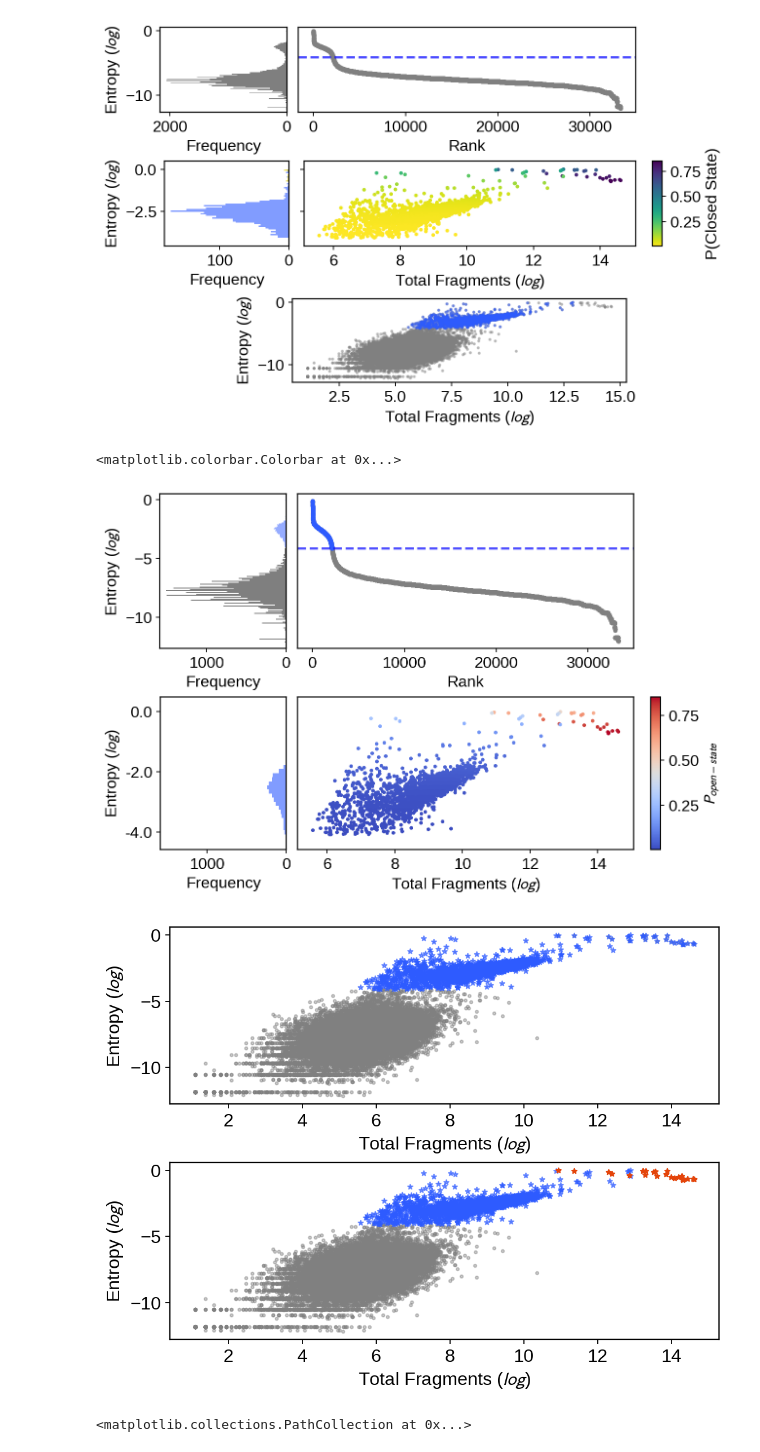
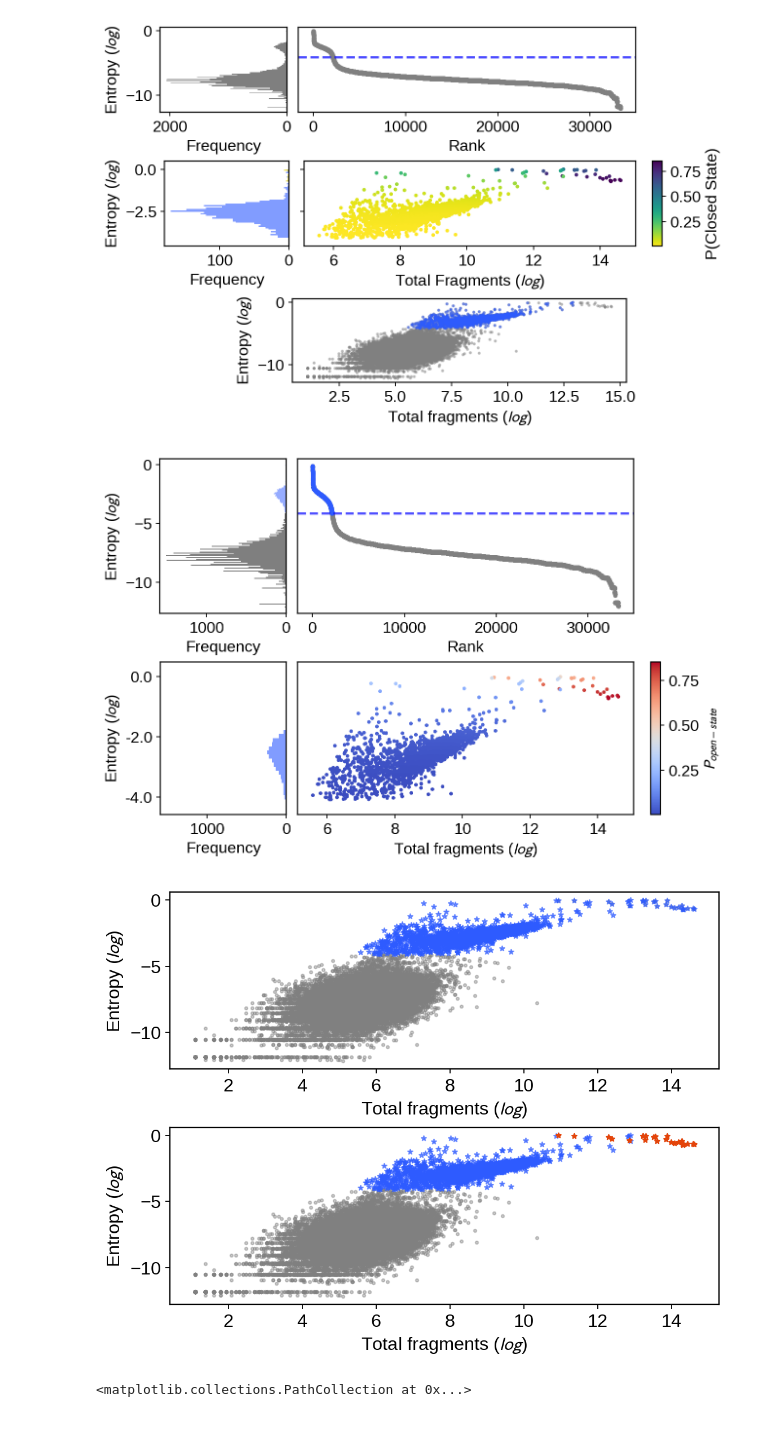
Before and after one commit to streetslab/SADE, a Jupyter notebook: EDA/F1_demo.ipynb, the cells around one changed output. Saved outputs shown, nothing was run; the diff lists cells and outputs as text; code cells hidden in the pictures.

```diff
--- a/EDA/F1_demo.ipynb
+++ b/EDA/F1_demo.ipynb
@@ -224,7 +224,7 @@ ax3.set_xlabel('Frequency')
 s4 = ax4.scatter(entropy_w_DNAdebrisflag_df['log_total_fragments'], entropy_w_DNAdebrisflag_df['log_entropy'],
                  c = 1 - entropy_w_DNAdebrisflag_df['P_closed_state'],
                  alpha=1, s=5, cmap='coolwarm' )# cmap='viridis_r' )
-ax4.set_xlabel('Total Fragments ($log$)')
+ax4.set_xlabel('Total fragments ($log$)')
 ax4.set_yticklabels([]) # hide y-ticks
 ax4.set_ylim(entropy_cutoff - 0.5, entropy_max + 0.5)
 ax4.set_yticks([]) # hide y-ticks
@@ -240,43 +240,46 @@ cax2 = inset_axes(ax4,
                    bbox_transform=ax4.transAxes,
                    borderpad=0)
 fig.colorbar(s4, cax=cax2, label='$P_{open-state}$')
+
+fig.savefig(os.path.join(os.getcwd(), '_figures', 'fig1_p1.png'), dpi=300, bbox_inches='tight')
 # %% [output]
-<matplotlib.colorbar.Colorbar at 0x...>
 [figure]
 # %%
 fig = plt.figure(layout="constrained", figsize=(6.6, 5))
 
 # Create a GridSpace with 2 columns and specify width ratios
 gs = fig.add_gridspec(2, 1, height_ratios=[1, 1])
 
 filtered_out_index = ~entropy_all.index.isin(entropy_df.index)
 filtered_in_index = entropy_all.index.isin(entropy_df.index)
 cellular_debris_index = entropy_w_DNAdebrisflag_df['DNA_debris'] == 'YES'
 
 ax0 = fig.add_subplot(gs[0, 0])
 s0 = ax0.scatter(entropy_all['log_total_fragments'][filtered_out_index], entropy_all['log_entropy'][filtered_out_index],
                  c ='grey', alpha=0.4, s=5)
 s0_ = ax0.scatter(entropy_w_DNAdebrisflag_df['log_total_fragments'], entropy_w_DNAdebrisflag_df['log_entropy'],
                  c ='#2E5BFF', alpha=0.6, s=15, marker='*',
                  label='Filtered Barcodes', )
 
 
 ax1 = fig.add_subplot(gs[1, 0])
 s = ax1.scatter(entropy_all['log_total_fragments'][filtered_out_index], entropy_all['log_entropy'][filtered_out_index],
                  c ='grey', alpha=0.4, s=5)
 ax1.scatter(entropy_df['log_total_fragments'], entropy_df['log_entropy'],
                  c ='#2E5BFF', alpha=0.6, s=15, marker='*',
                  label='Filtered Barcodes', )
 
 ax1.scatter(entropy_w_DNAdebrisflag_df['log_total_fragments'][cellular_debris_index], entropy_w_DNAdebrisflag_df['log_entropy'][cellular_debris_index],
              c ='#E4440A', alpha=1, s=15, marker='*',
              label='Cellular Debris', )
 
 for ax in [ax0, ax1]:
-    ax.set_xlabel('Total Fragments ($log$)')
+    ax.set_xlabel('Total fragments ($log$)')
     ax.set_ylabel('Entropy ($log$)')
+
+fig.savefig(os.path.join(os.getcwd(), '_figures', 'fig1_p2.png'), dpi=300)
 # %% [output]
-[figure, old version]
+[figure, new version]
 # %%
 fig = plt.figure(layout="constrained", figsize=(6.6, 5))
 
```
Also changed, not shown: parts of 5 cells of this notebook, 55 other files.
